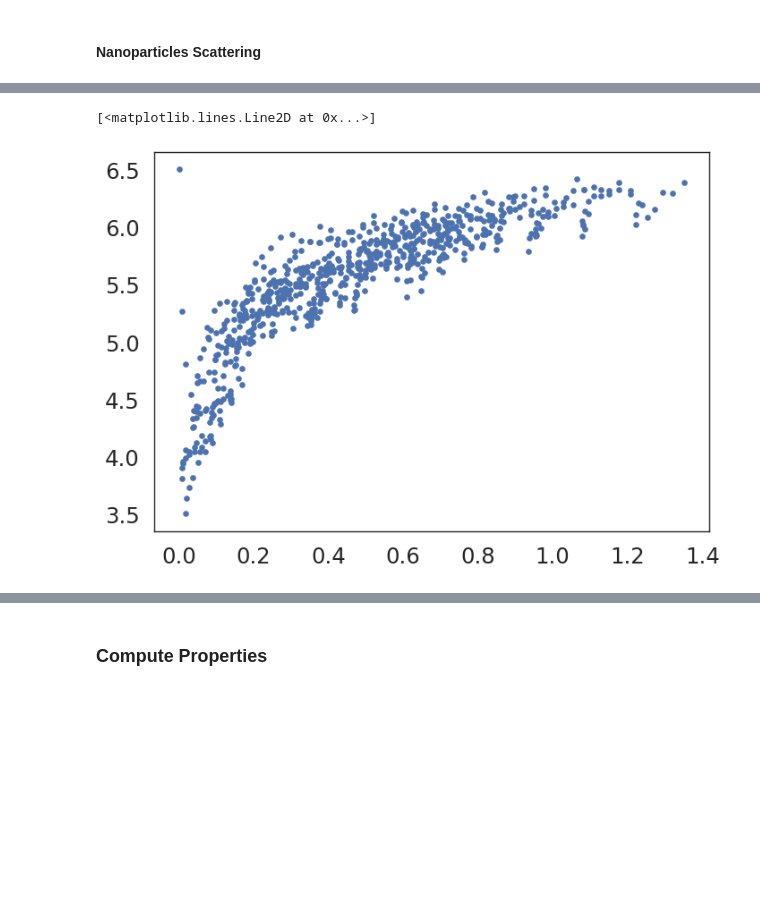
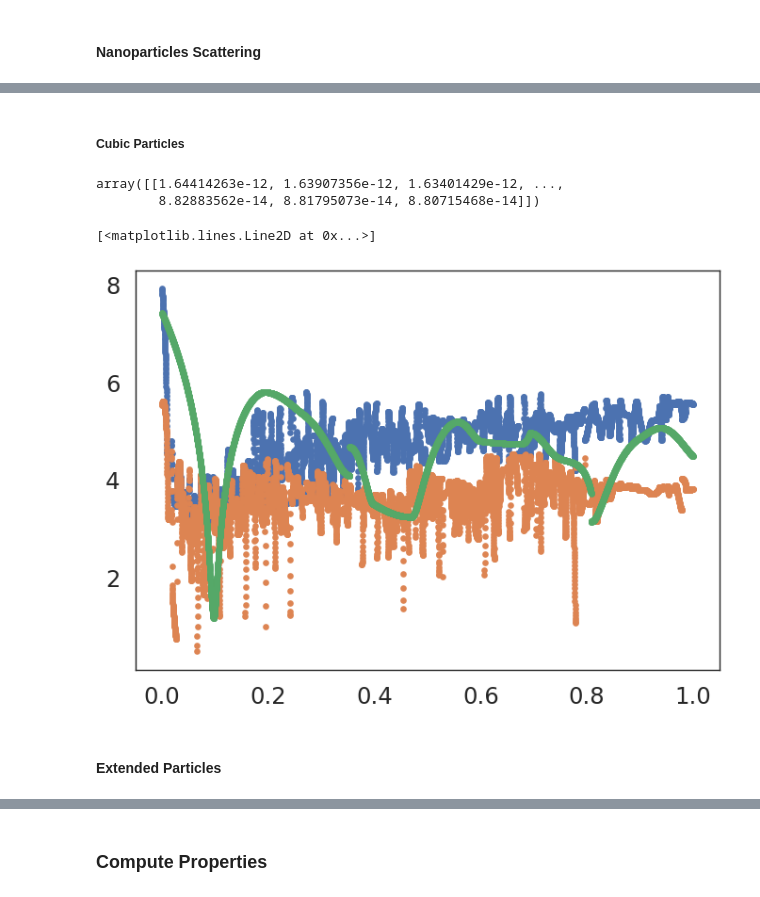
Before and after one commit to ariahosseini/ThermoElectric, a Jupyter notebook: ElectronTransport.ipynb, the cells around one changed output, grey strips where cells are left out. Saved outputs shown, nothing was run; the diff lists cells and outputs as text; code cells hidden in the pictures; blank space fills up the shorter version.

```diff
--- a/ElectronTransport.ipynb
+++ b/ElectronTransport.ipynb
@@ -2194,0 +2303,9 @@ _, Ep, tau_p, _ = calculate_finite_cubic_scattering(len, nk, uo, m_frac, v_frac,
+# %%
+m_frac = np.array([0.89,0.19,0.19])                               # Si electron effective mass ratio
+ko = 2 * np.pi / lattice_parameter * np.array([0.85,0,0])         # Si conduction band valley along (1/m)
+del_k = 2 * np.pi / lattice_parameter * 0.15 * np.array([1,1,1])  # Si brillouin zone edge from valley
+uo = 1.389                                                        # SiC barrier height (eV)
+v_frac = 0.05                                                     # SiC Volume fraction
+n = 23                                                            # Number of points for meshing elipsoid
+_nk = 4
+nk = np.array([_nk,_nk,_nk])                                      # Number of kpoints along x y z
@@ -2194,0 +2314,4 @@ _, Ep, tau_p, _ = calculate_finite_cubic_scattering(len, nk, uo, m_frac, v_frac,
+# %%
+ro = 3e-9                                                         # Spherical particles radius (m)
+tau_spherical_particles = calculate_finite_spherical_scattering(ro, nk, uo, m_frac, v_frac,
+                                                                ko, del_k, n, engr)
@@ -2195,14 +2320,29 @@ _, Ep, tau_p, _ = calculate_finite_cubic_scattering(len, nk, uo, m_frac, v_frac,
+# %%
+ho = 4/3 * ro                                                     # Clyndrical particles height (m)
+tau_cylindrical_particles = calculate_finite_cylindrical_scattering(ho, ro, nk, uo, m_frac, v_frac,
+                                                                   ko, del_k, n, engr)
+# %% [markdown]
+##### Cubic Particles
+# %%
+len = (4/3 * np.pi * ro**3)**(1/3) * np.array([1,1,1])           # Cubic particles length (m)
+tau_cubic_particles = calculate_finite_cubic_scattering(len, nk, uo, m_frac, v_frac,
+                                                        ko, del_k, n, engr)
+# %%
+tau_cubic_particles
+# %% [output]
+array([[1.64414263e-12, 1.63907356e-12, 1.63401429e-12, ...,
+        8.82883562e-14, 8.81795073e-14, 8.80715468e-14]])
 # %%
 _tau_np = np.loadtxt('Lifetime_Data/lifetime_np.out', delimiter=None, skiprows=0)
 _engr_np = np.loadtxt('Lifetime_Data/energy_np.out', delimiter=None, skiprows=0)
 # %%
-plt.plot(Es, np.log(tau_s*1e15), 'o')
-# plt.plot(Ec, np.log(tau_c*1e15), 'o')
-# plt.plot(Ep, np.log(tau_p*1e15), 'o')
+plt.plot(engr[0], np.log(tau_spherical_particles[0]*1e15), 'o')
+plt.plot(engr[0], np.log(tau_cylindrical_particles[0]*1e15), 'o')
+plt.plot(engr[0], np.log(tau_cubic_particles[0]*1e15), 'o')
 # plt.plot(_engr_np, np.log(_tau_np[2]), 'o')
 # %% [output]
 [<matplotlib.lines.Line2D at 0x...>]
-[figure, old version]
+[figure, new version]
 # %%
 _tau_np = np.loadtxt('Lifetime_Data/lifetime_np.out', delimiter=None, skiprows=0)
 _engr_np = np.loadtxt('Lifetime_Data/energy_np.out', delimiter=None, skiprows=0)
@@ -2218,0 +2354,2 @@ tau_np = tau_np_interpolator(engr)
+# %% [markdown]
+#### Extended Particles
```
Also changed, not shown: parts of 20 cells of this notebook.
